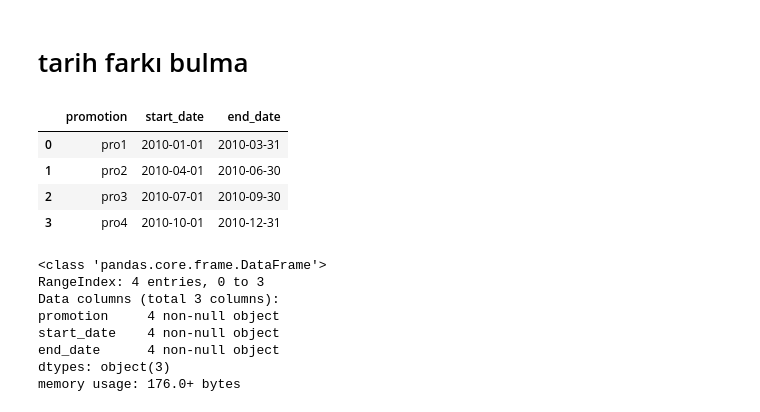
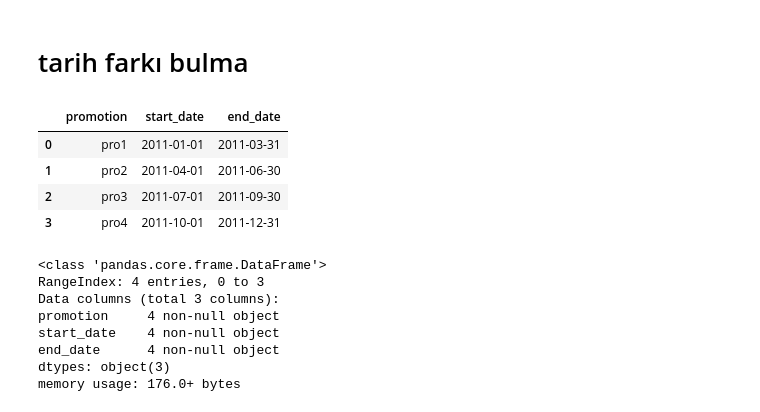
Before and after one commit to veribilimiokulu/bogazici-compec-python-ml, a Jupyter notebook: 02_pandas/07.Tarih_Saat_Index_parse_date.ipynb, the cells around one changed output. Drawn from its saved outputs; the diff is of its cells as text; code cells hidden in the pictures.

```diff
--- a/02_pandas/07.Tarih_Saat_Index_parse_date.ipynb
+++ b/02_pandas/07.Tarih_Saat_Index_parse_date.ipynb
@@ -422,20 +459,20 @@ print(min(df.date))
 # tarih farkı bulma
 # %%
 # Promosyon tarih aralıkları
-data = [['pro1', '2010-01-01', '2010-03-31'], ['pro2', '2010-04-01','2010-06-30'], ['pro3', '2010-07-01','2010-09-30'],
-          ['pro4','2010-10-01','2010-12-31']
+data = [['pro1', '2011-01-01', '2011-03-31'], ['pro2', '2011-04-01','2011-06-30'], ['pro3', '2011-07-01','2011-09-30'],
+          ['pro4','2011-10-01','2011-12-31']
          ]
 
 # Promosyon dataframe
 df_promotion = pd.DataFrame(data, columns = ['promotion', 'start_date', 'end_date'])
 
 df_promotion.head()
 # %% [output]
 |  | promotion | start_date | end_date |
-| 0 | pro1 | 2010-01-01 | 2010-03-31 |
-| 1 | pro2 | 2010-04-01 | 2010-06-30 |
-| 2 | pro3 | 2010-07-01 | 2010-09-30 |
-| 3 | pro4 | 2010-10-01 | 2010-12-31 |
+| 0 | pro1 | 2011-01-01 | 2011-03-31 |
+| 1 | pro2 | 2011-04-01 | 2011-06-30 |
+| 2 | pro3 | 2011-07-01 | 2011-09-30 |
+| 3 | pro4 | 2011-10-01 | 2011-12-31 |
 # %%
 df_promotion.info()
 # %% [output]
```
Also changed, not shown: parts of 13 cells of this notebook.
